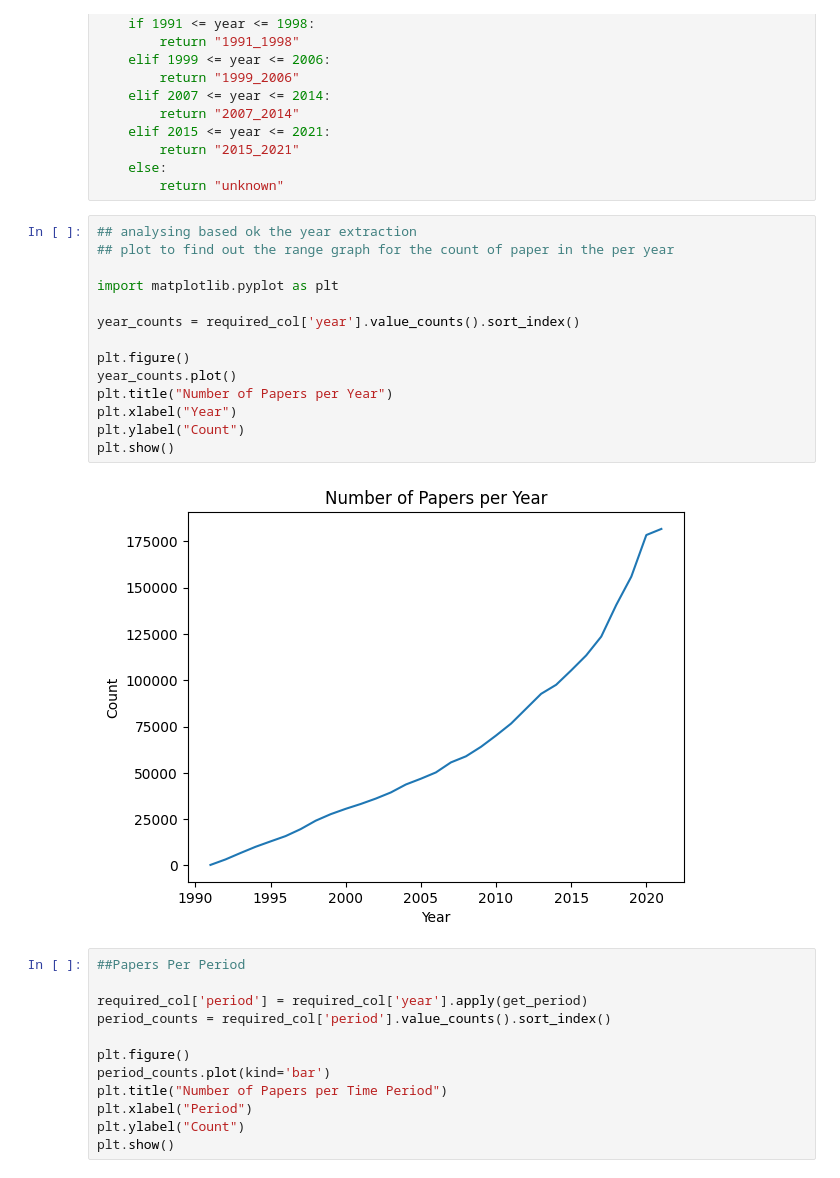
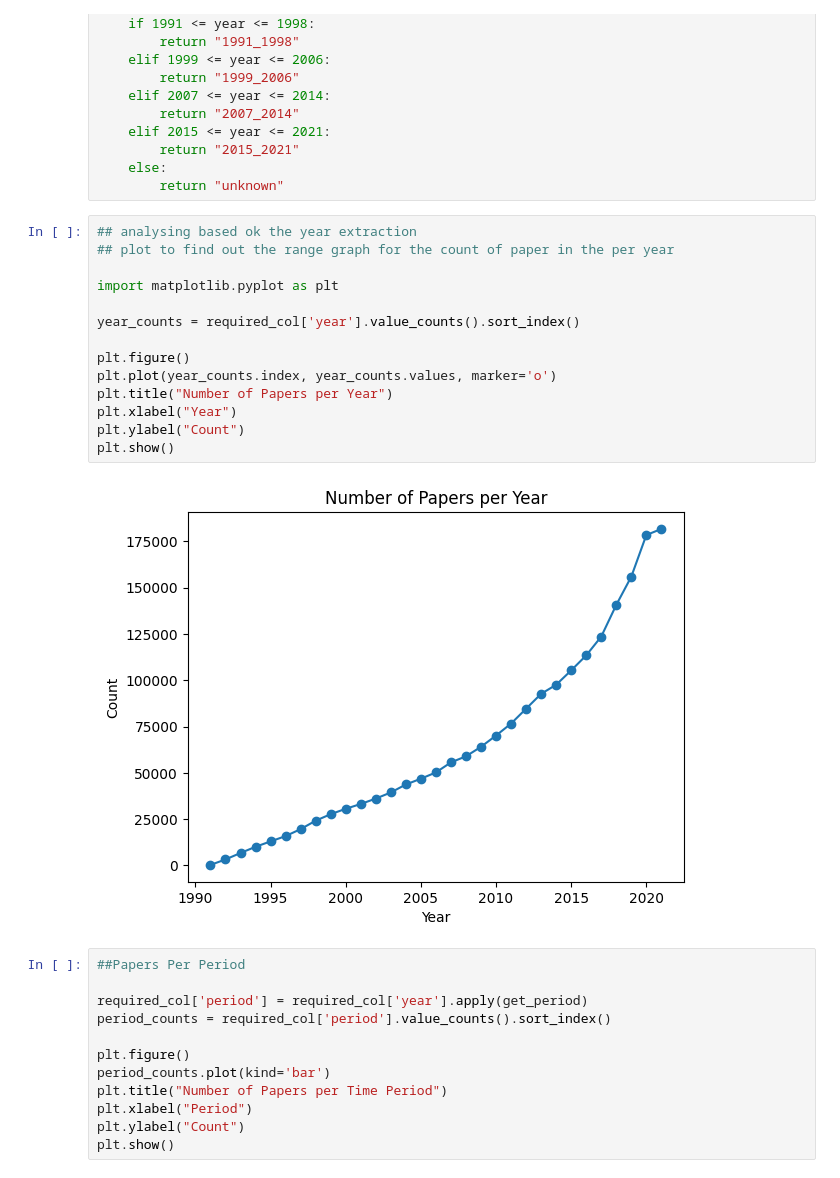
Before and after one commit to gyy2333/uob-ematm0067-team23, a Jupyter notebook: Comparative Corpus Analysis/data understand - EDA.ipynb, the cells around one changed output. Drawn from its saved outputs; the diff is of its cells as text.

```diff
--- a/Comparative Corpus Analysis/data understand - EDA.ipynb
+++ b/Comparative Corpus Analysis/data understand - EDA.ipynb
@@ -150,19 +139,19 @@ def get_period(year):
 # %%
 ## analysing based ok the year extraction
 ## plot to find out the range graph for the count of paper in the per year
 
 import matplotlib.pyplot as plt
 
 year_counts = required_col['year'].value_counts().sort_index()
 
 plt.figure()
-year_counts.plot()
+plt.plot(year_counts.index, year_counts.values, marker='o')
 plt.title("Number of Papers per Year")
 plt.xlabel("Year")
 plt.ylabel("Count")
 plt.show()
 # %% [output]
-[figure, old version]
+[figure, new version]
 # %%
 ##Papers Per Period
 
```
Also changed, not shown: parts of 3 cells of this notebook, 2 other files.
